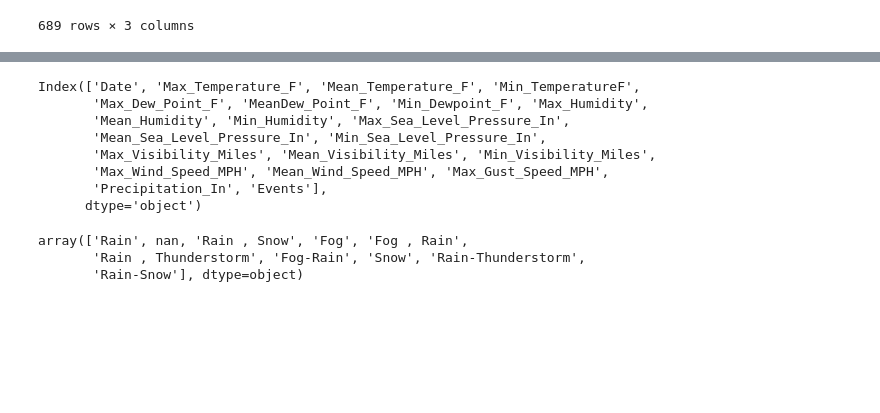
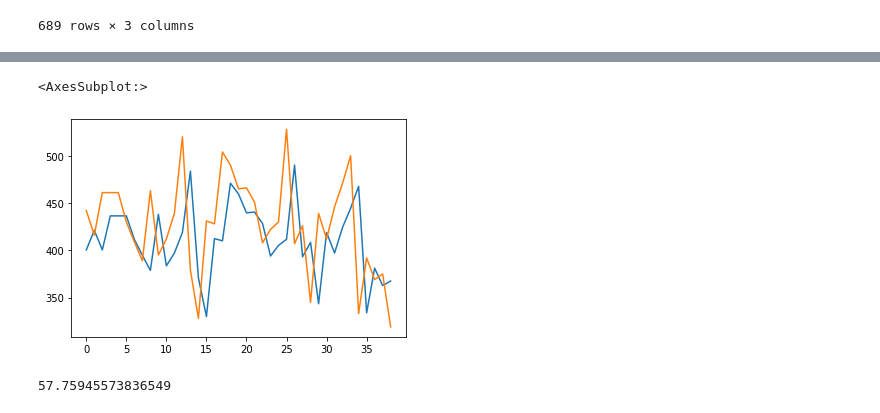
Before and after one commit to duranbe/bike-sharing, a Jupyter notebook: bike-sharing.ipynb, the cells around one changed output, grey strips where cells are left out. Cells and saved outputs as stored; diff of their text form; code cells hidden in the pictures; blank space fills up the shorter version.

Commit message:
add test model

```diff
--- a/bike-sharing.ipynb
+++ b/bike-sharing.ipynb
@@ -86,17 +72,20 @@ df_weather.head()
-# %%
-df_weather.columns
-# %% [output]
-Index(['Date', 'Max_Temperature_F', 'Mean_Temperature_F', 'Min_TemperatureF',
-       'Max_Dew_Point_F', 'MeanDew_Point_F', 'Min_Dewpoint_F', 'Max_Humidity',
-       'Mean_Humidity', 'Min_Humidity', 'Max_Sea_Level_Pressure_In',
-       'Mean_Sea_Level_Pressure_In', 'Min_Sea_Level_Pressure_In',
-       'Max_Visibility_Miles', 'Mean_Visibility_Miles', 'Min_Visibility_Miles',
-       'Max_Wind_Speed_MPH', 'Mean_Wind_Speed_MPH', 'Max_Gust_Speed_MPH',
-       'Precipitation_In', 'Events'],
-      dtype='object')
-# %%
-df_weather["Events"].unique()
-# %% [output]
-array(['Rain', nan, 'Rain , Snow', 'Fog', 'Fog , Rain',
-       'Rain , Thunderstorm', 'Fog-Rain', 'Snow', 'Rain-Thunderstorm',
-       'Rain-Snow'], dtype=object)
+# %%
+from sklearn.linear_model import LinearRegression
+
+X = time_series.iloc[1:650]['lag'].to_numpy().reshape(-1, 1)
+y = time_series.iloc[1:650]['nb_trips'].to_numpy().reshape(-1, 1)
+
+reg = LinearRegression().fit(X,y)
+# %%
+y_pred = reg.predict(time_series.iloc[650::]['lag'].to_numpy().reshape(-1, 1))
+real_y = time_series.iloc[650::]['nb_trips'].to_numpy().reshape(-1, 1)
+# %%
+sns.lineplot(x=np.arange(0,len(y_pred)),y=y_pred.flatten())
+sns.lineplot(x=np.arange(0,len(y_pred)),y=real_y.flatten())
+# %% [output]
+<AxesSubplot:>
+[figure, added]
+# %%
+np.sqrt(np.mean(np.square(real_y-y_pred)))
+# %% [output]
+57.75945573836549
```
Also changed, not shown: parts of 3 cells of this notebook.
